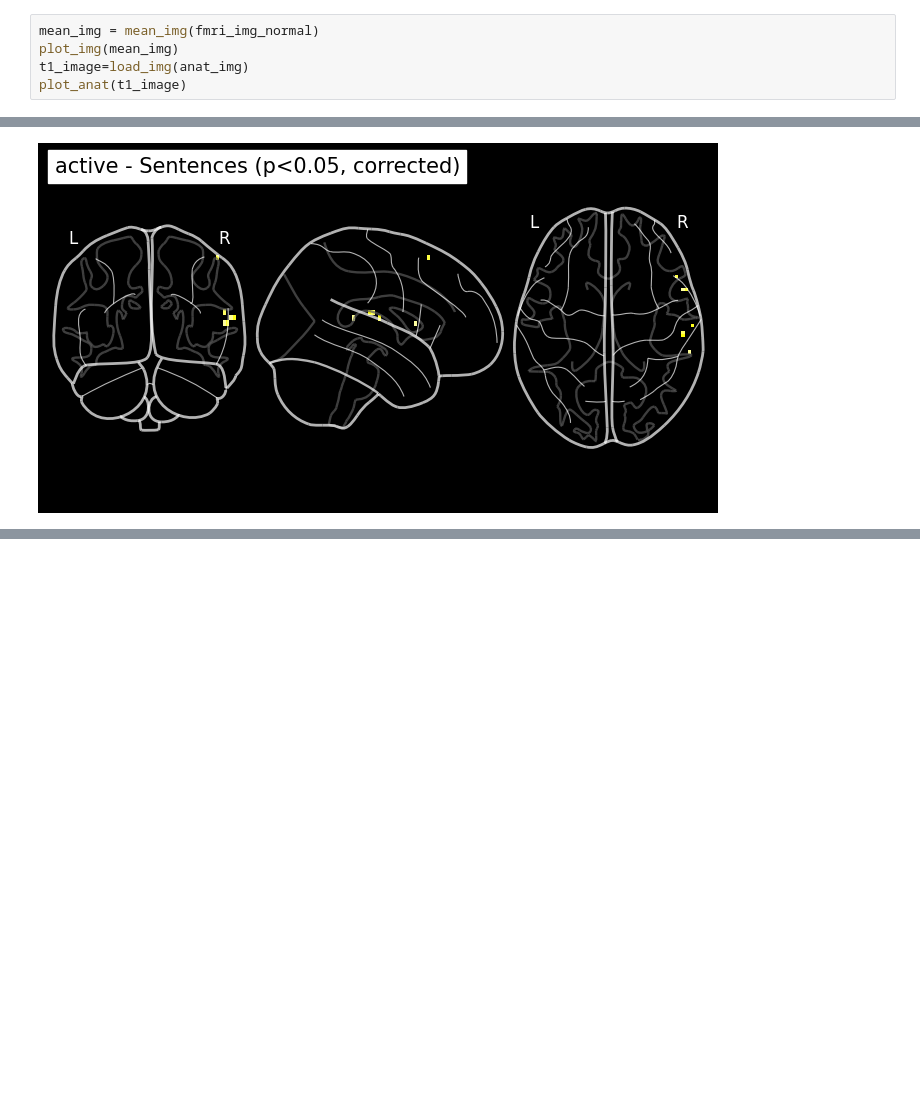
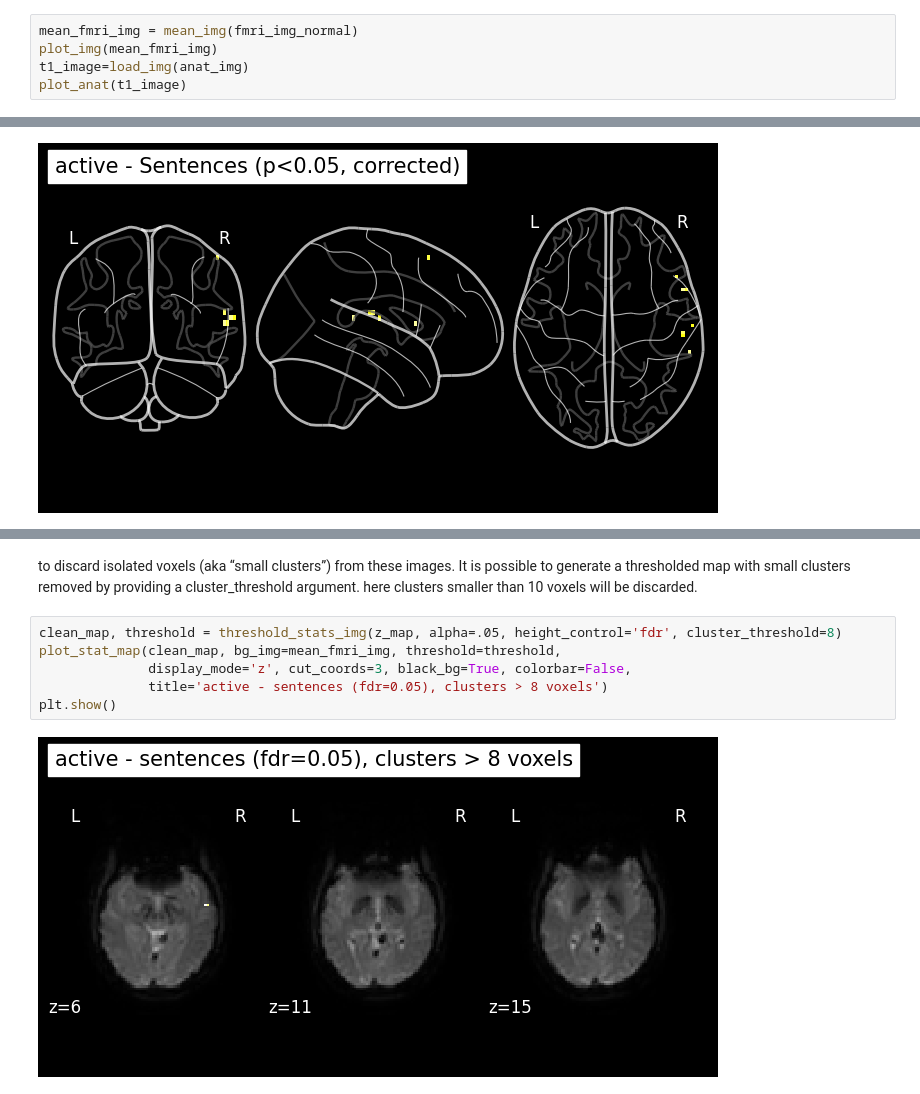
Before and after one commit to Reuben-Stephen-John/GCN-Analysis-Diagnosis-for-Schizophrenia-, a Jupyter notebook: glm_test.ipynb, the cells around one changed output, grey strips where cells are left out. Drawn from its saved outputs; the diff is of its cells as text; blank space fills up the shorter version.

```diff
--- a/glm_test.ipynb
+++ b/glm_test.ipynb
@@ -24,6 +24,6 @@ print(anat_img)
 # %%
-mean_img = mean_img(fmri_img_normal)
-plot_img(mean_img)
+mean_fmri_img = mean_img(fmri_img_normal)
+plot_img(mean_fmri_img)
 t1_image=load_img(anat_img)
 plot_anat(t1_image)
 # %% [output]
@@ -172,0 +189,10 @@ plt.show()
+# %% [markdown]
+to discard isolated voxels (aka “small clusters”) from these images. It is possible to generate a thresholded map with small clusters removed by providing a cluster_threshold argument. here clusters smaller than 10 voxels will be discarded.
+# %%
+clean_map, threshold = threshold_stats_img(z_map, alpha=.05, height_control='fdr', cluster_threshold=8)
+plot_stat_map(clean_map, bg_img=mean_fmri_img, threshold=threshold,
+              display_mode='z', cut_coords=3, black_bg=True, colorbar=False,
+              title='active - sentences (fdr=0.05), clusters > 8 voxels')
+plt.show()
+# %% [output]
+[figure, added]
```
Also changed, not shown: parts of 6 cells of this notebook, 23 other files.
